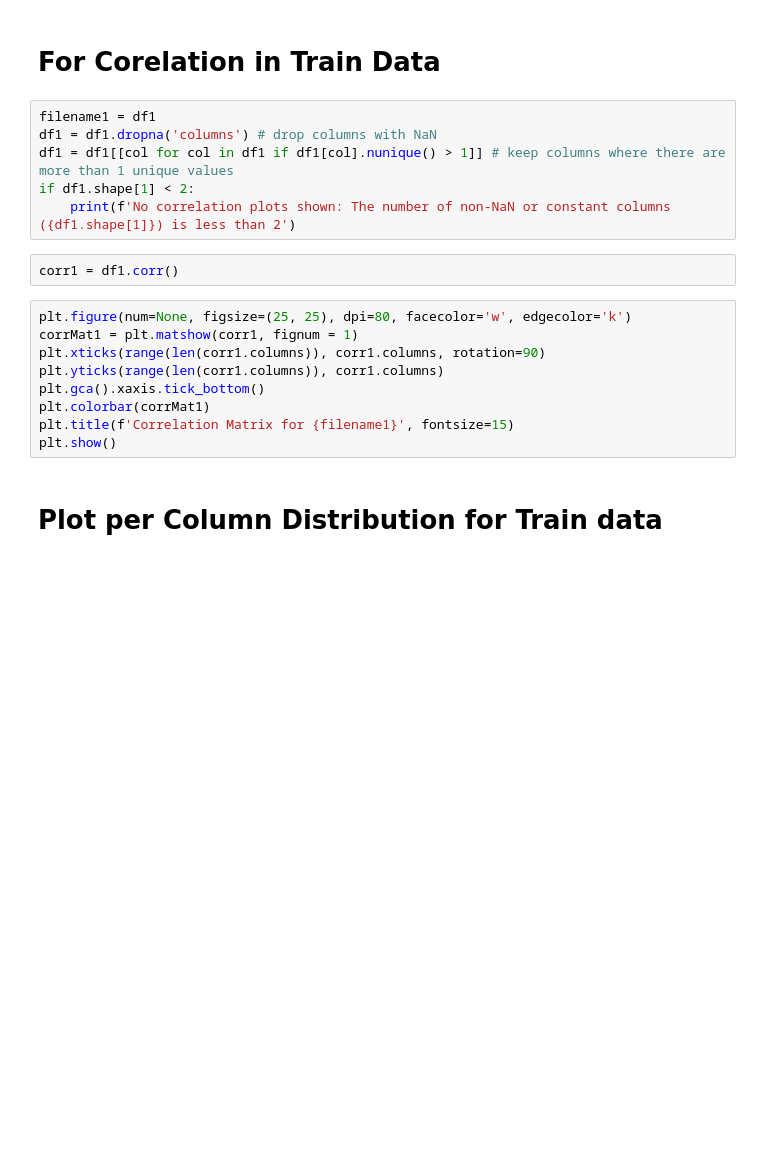
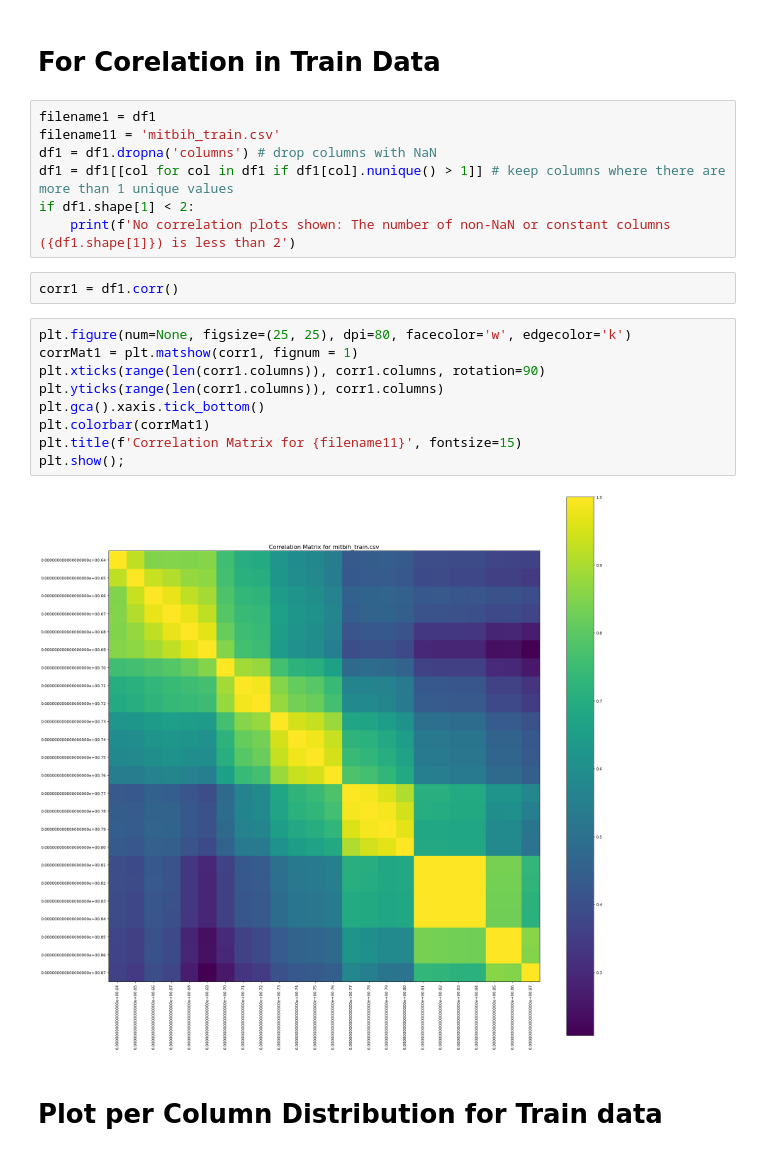
Before and after one commit to DS-Popeye/ECG-EDA-Analysis, a Jupyter notebook: ECG_EDA_Analysis.ipynb, the cells around one changed output. Saved outputs shown, nothing was run; the diff lists cells and outputs as text; blank space fills up the shorter version.

```diff
--- a/ECG_EDA_Analysis.ipynb
+++ b/ECG_EDA_Analysis.ipynb
@@ -35,6 +35,7 @@ df1
 # For Corelation in Train Data
 # %%
 filename1 = df1
+filename11 = 'mitbih_train.csv'
 df1 = df1.dropna('columns') # drop columns with NaN
 df1 = df1[[col for col in df1 if df1[col].nunique() > 1]] # keep columns where there are more than 1 unique values
 if df1.shape[1] < 2:
@@ -44,12 +45,14 @@ corr1 = df1.corr()
 # %%
 plt.figure(num=None, figsize=(25, 25), dpi=80, facecolor='w', edgecolor='k')
 corrMat1 = plt.matshow(corr1, fignum = 1)
 plt.xticks(range(len(corr1.columns)), corr1.columns, rotation=90)
 plt.yticks(range(len(corr1.columns)), corr1.columns)
 plt.gca().xaxis.tick_bottom()
 plt.colorbar(corrMat1)
-plt.title(f'Correlation Matrix for {filename1}', fontsize=15)
-plt.show()
+plt.title(f'Correlation Matrix for {filename11}', fontsize=15)
+plt.show();
+# %% [output]
+[figure, added]
 # %% [markdown]
 # Plot per Column Distribution for Train data
 # %%
```
Also changed, not shown: parts of 2 cells of this notebook.
